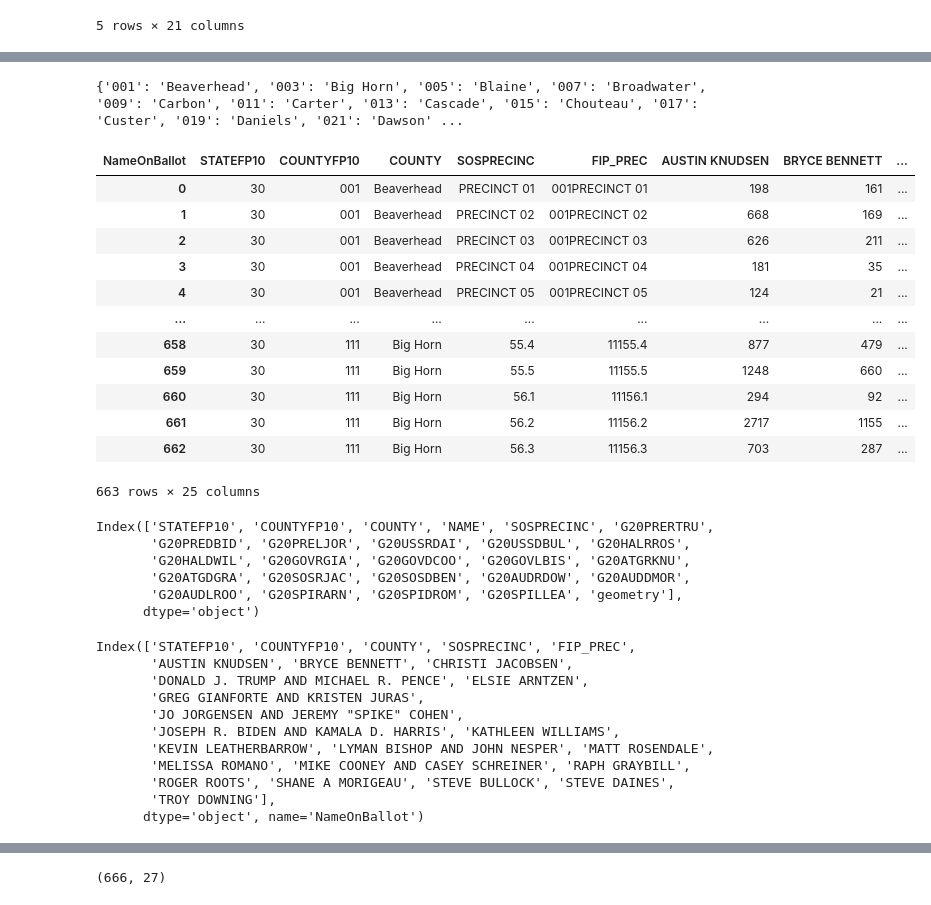
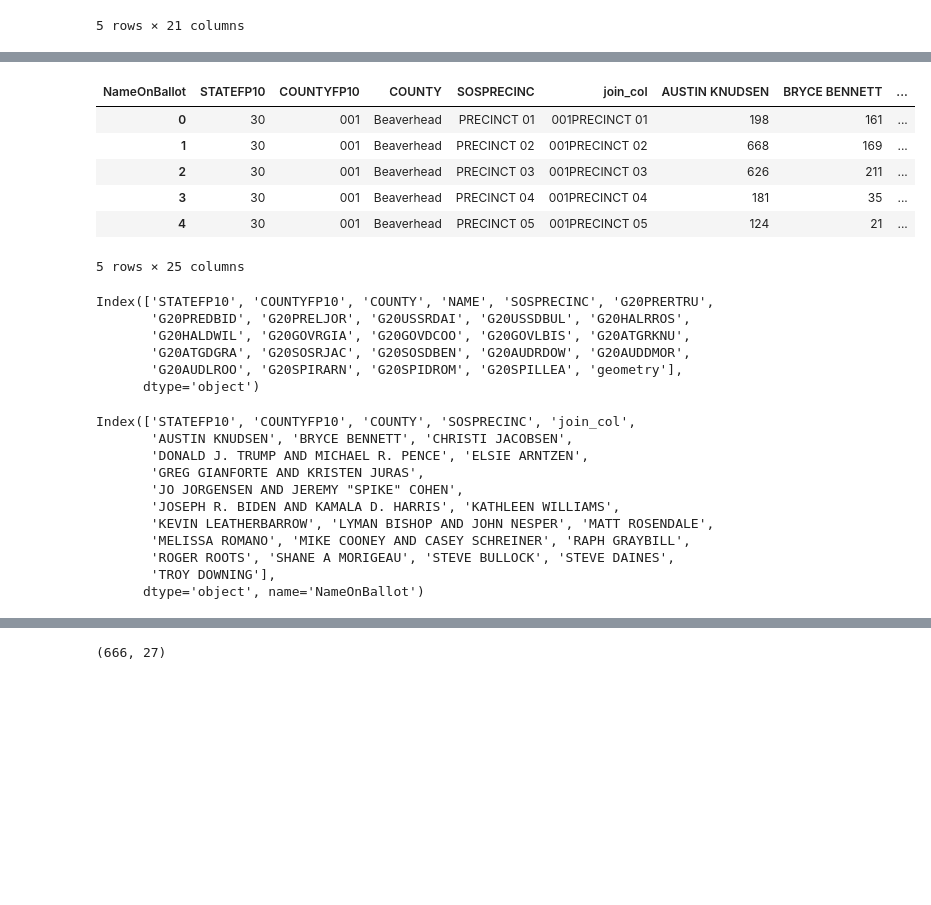
Before and after one commit to nonpartisan-redistricting-datahub/pdv-mt, a Jupyter notebook: vest-mt-2020/vest-mt-2020-validation.ipynb, the cells around one changed output, grey strips where cells are left out. Cells and saved outputs as stored; diff of their text form; code cells hidden in the pictures; blank space fills up the shorter version.

```diff
--- a/vest-mt-2020/vest-mt-2020-validation.ipynb
+++ b/vest-mt-2020/vest-mt-2020-validation.ipynb
@@ -148,12 +129,7 @@ fips_dict
 # %%
-elections_2020["STATEFP10"]= '30'
+#Add FIPS columns
 elections_2020["COUNTYFP10"]=elections_2020["CountyName"].map(fips_dict).fillna(elections_2020["CountyName"])
 
-print(elections_2020["COUNTYFP10"].unique())
-
-elections_2020.loc[elections_2020['CountyName'] == 'Lewis & Clark', 'CountyName'] = 'Lewis and Clark'
-
-elections_2020["COUNTYFP10"]=elections_2020["CountyName"].map(fips_dict).fillna(elections_2020["CountyName"])
-
+#Check that FIPS counties matched
 elections_2020["COUNTYFP10"].unique()
 # %% [output]
@@ -207,6 +200,6 @@ pivoted_2020.head()
 | 4 | 001PRECINCT 05 | 124 | 21 | 125 | 120 | 111 | ... |
 5 rows × 21 columns
 # %%
-pivoted_2020.rename(columns={ pivoted_2020.columns[0]: "FIP_PREC" }, inplace = True)
+pivoted_2020.rename(columns={ pivoted_2020.columns[0]: "join_col" }, inplace = True)
 pivoted_2020.head()
 # %% [output]
@@ -218,28 +211,22 @@ pivoted_2020.head()
 | 4 | 001PRECINCT 05 | 124 | 21 | 125 | 120 | 111 | ... |
 5 rows × 21 columns
 # %%
+#Add FIPS State and County columns
 pivoted_2020.insert(loc=0, column='STATEFP10', value='30')
-pivoted_2020.insert(loc=1, column='COUNTYFP10', value=pivoted_2020['FIP_PREC'].str[0:3])
+pivoted_2020.insert(loc=1, column='COUNTYFP10', value=pivoted_2020['join_col'].str[0:3])
+
+#Add County and SOSPRECINC columns
 inv_dict = {v: k for k, v in fips_dict.items()}
-print(inv_dict)
 pivoted_2020.insert(loc=2, column='COUNTY', value=elections_2020["COUNTYFP10"].map(inv_dict))
-pivoted_2020.insert(loc=3, column='SOSPRECINC', value=pivoted_2020['FIP_PREC'].str[3:])
+pivoted_2020.insert(loc=3, column='SOSPRECINC', value=pivoted_2020['join_col'].str[3:])
-# %% [output]
-{'001': 'Beaverhead', '003': 'Big Horn', '005': 'Blaine', '007': 'Broadwater', '009': 'Carbon', '011': 'Carter', '013': 'Cascade', '015': 'Chouteau', '017': 'Custer', '019': 'Daniels', '021': 'Dawson' ...
 # %%
-pivoted_2020
+pivoted_2020.head()
 # %% [output]
-| NameOnBallot | STATEFP10 | COUNTYFP10 | COUNTY | SOSPRECINC | FIP_PREC | AUSTIN KNUDSEN | BRYCE BENNETT | ... |
+| NameOnBallot | STATEFP10 | COUNTYFP10 | COUNTY | SOSPRECINC | join_col | AUSTIN KNUDSEN | BRYCE BENNETT | ... |
 | 0 | 30 | 001 | Beaverhead | PRECINCT 01 | 001PRECINCT 01 | 198 | 161 | ... |
 | 1 | 30 | 001 | Beaverhead | PRECINCT 02 | 001PRECINCT 02 | 668 | 169 | ... |
 | 2 | 30 | 001 | Beaverhead | PRECINCT 03 | 001PRECINCT 03 | 626 | 211 | ... |
 | 3 | 30 | 001 | Beaverhead | PRECINCT 04 | 001PRECINCT 04 | 181 | 35 | ... |
 | 4 | 30 | 001 | Beaverhead | PRECINCT 05 | 001PRECINCT 05 | 124 | 21 | ... |
-| ... | ... | ... | ... | ... | ... | ... | ... | ... |
-| 658 | 30 | 111 | Big Horn | 55.4 | 11155.4 | 877 | 479 | ... |
-| 659 | 30 | 111 | Big Horn | 55.5 | 11155.5 | 1248 | 660 | ... |
-| 660 | 30 | 111 | Big Horn | 56.1 | 11156.1 | 294 | 92 | ... |
-| 661 | 30 | 111 | Big Horn | 56.2 | 11156.2 | 2717 | 1155 | ... |
-| 662 | 30 | 111 | Big Horn | 56.3 | 11156.3 | 703 | 287 | ... |
-663 rows × 25 columns
+5 rows × 25 columns
 # %%
@@ -252,9 +240,10 @@ Index(['STATEFP10', 'COUNTYFP10', 'COUNTY', 'NAME', 'SOSPRECINC', 'G20PRERTRU',
        'G20AUDLROO', 'G20SPIRARN', 'G20SPIDROM', 'G20SPILLEA', 'geometry'],
       dtype='object')
 # %%
+#Look at Election results columns
 pivoted_2020.columns
 # %% [output]
-Index(['STATEFP10', 'COUNTYFP10', 'COUNTY', 'SOSPRECINC', 'FIP_PREC',
+Index(['STATEFP10', 'COUNTYFP10', 'COUNTY', 'SOSPRECINC', 'join_col',
        'AUSTIN KNUDSEN', 'BRYCE BENNETT', 'CHRISTI JACOBSEN',
        'DONALD J. TRUMP AND MICHAEL R. PENCE', 'ELSIE ARNTZEN',
        'GREG GIANFORTE AND KRISTEN JURAS',
```
Also changed, not shown: parts of 48 cells of this notebook.
